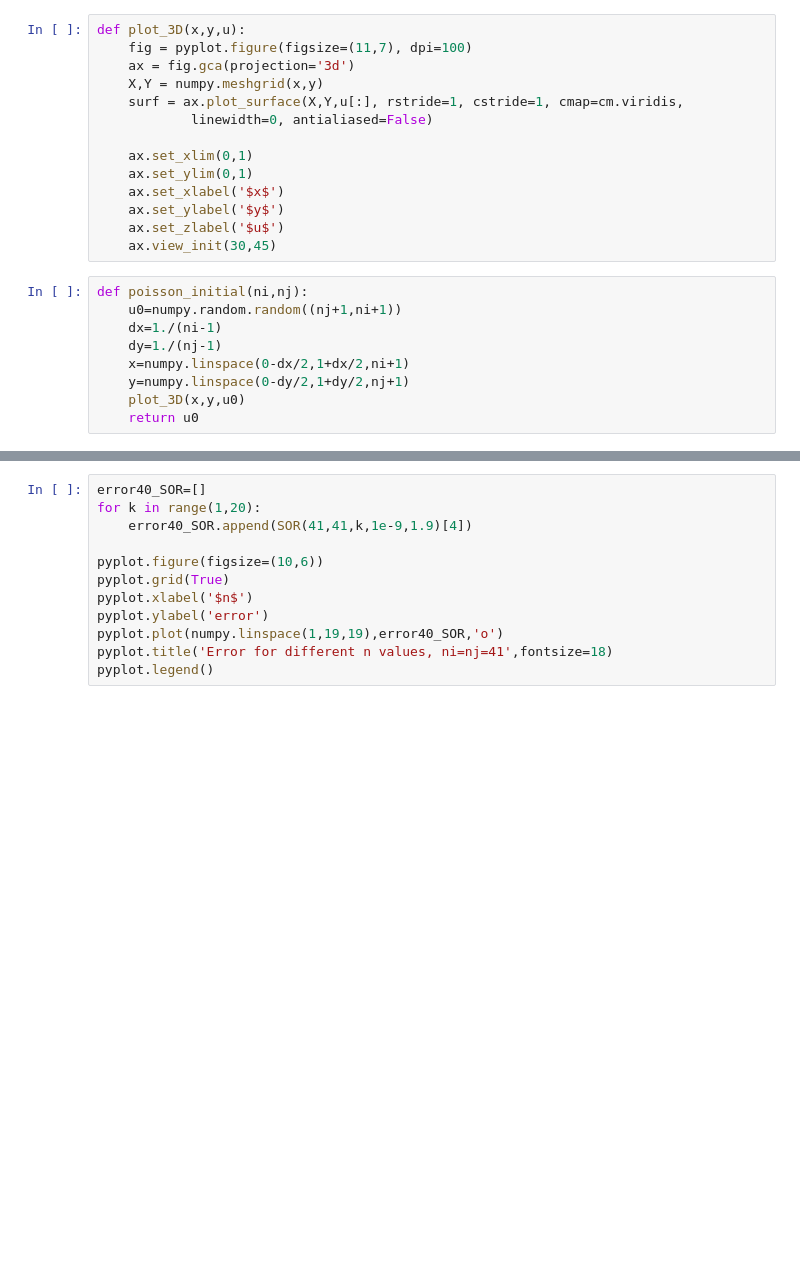
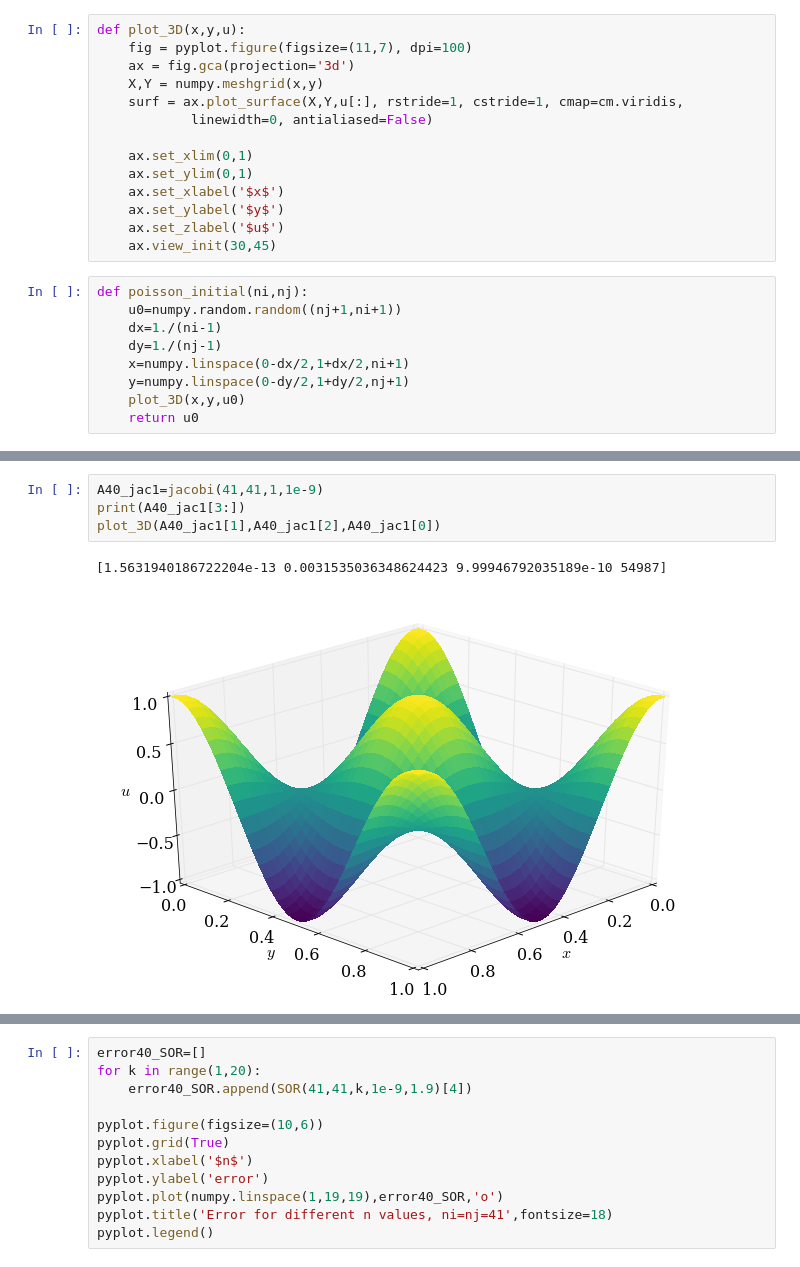
Before and after one commit to yujiasheng912/MAE6225, a Jupyter notebook: poisson2d_cos.ipynb, the cells around one changed output, grey strips where cells are left out. Drawn from its saved outputs; the diff is of its cells as text; blank space fills up the shorter version.

```diff
--- a/poisson2d_cos.ipynb
+++ b/poisson2d_cos.ipynb
@@ -90,6 +109,13 @@ def jacobi(ni,nj,n,res_target):
 
     A=numpy.array([u,x,y,dif_max,err_max,res_max,iterations])
     return A
+# %%
+A40_jac1=jacobi(41,41,1,1e-9)
+print(A40_jac1[3:])
+plot_3D(A40_jac1[1],A40_jac1[2],A40_jac1[0])
+# %% [output]
+[1.5631940186722204e-13 0.0031535036348624423 9.99946792035189e-10 54987]
+[figure, added]
 # %%
 @jit
 def SOR(ni,nj,n,res_target,omega):
```
Also changed, not shown: parts of 6 cells of this notebook, 1 other file.
